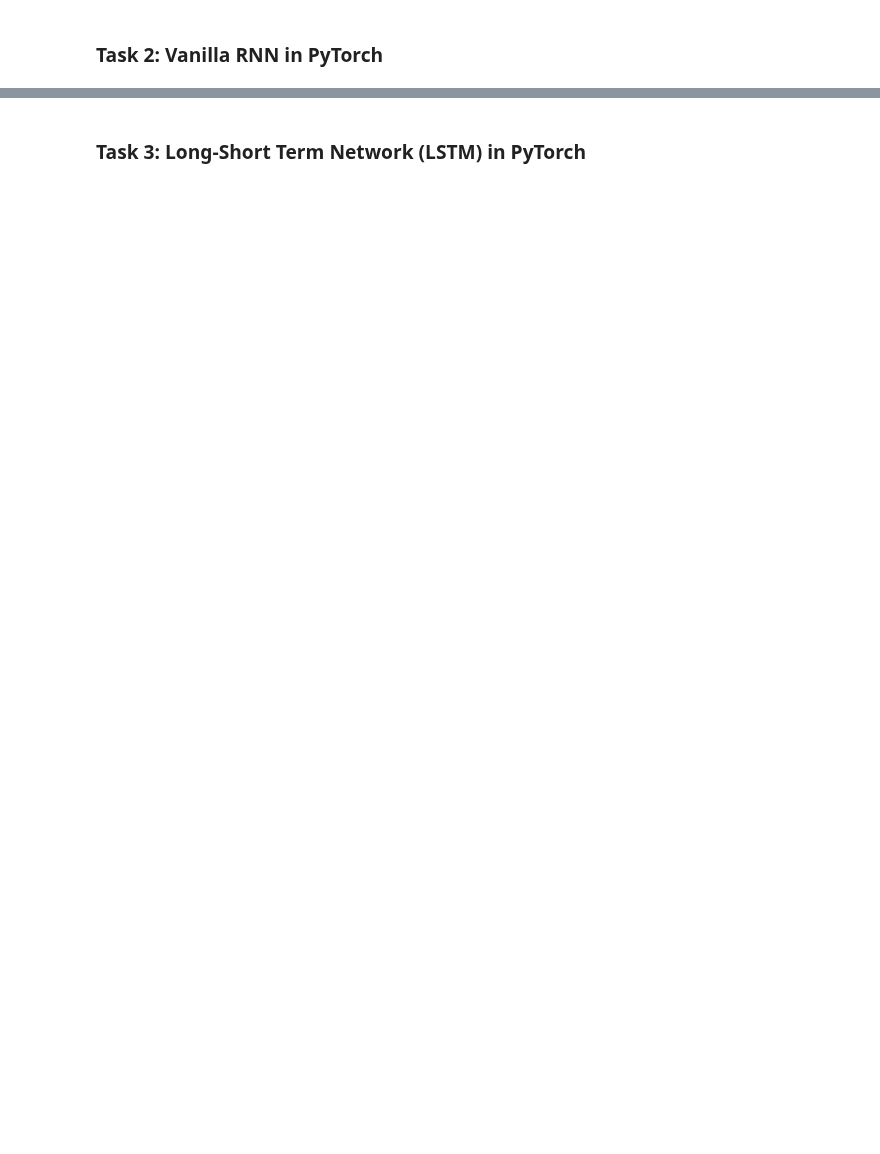
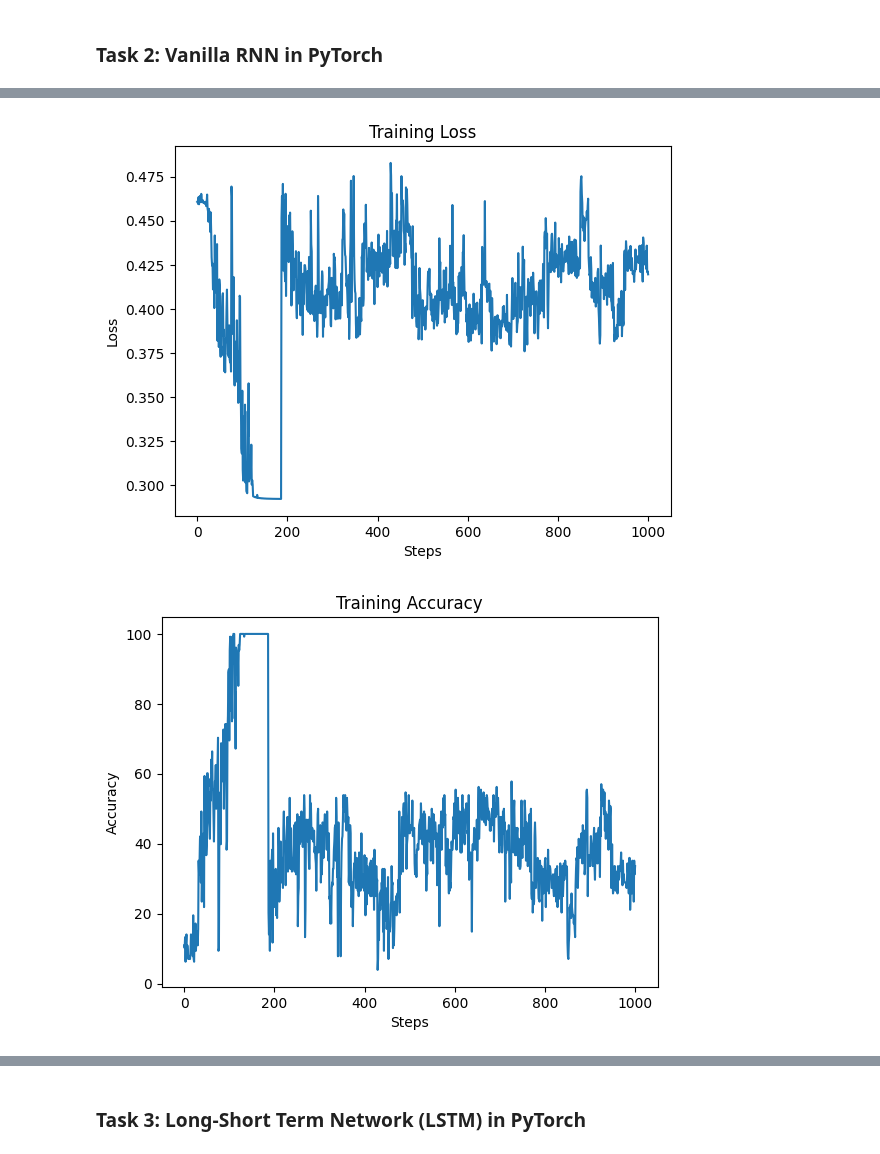
Before and after one commit to JaninaMattes/GAI-Visual-Synthesis, a Jupyter notebook: 09_exercise/Exercise09.ipynb, the cells around one changed output, grey strips where cells are left out. Drawn from its saved outputs; the diff is of its cells as text; code cells hidden in the pictures; blank space fills up the shorter version.

```diff
--- a/09_exercise/Exercise09.ipynb
+++ b/09_exercise/Exercise09.ipynb
@@ -394,10 +478,11 @@ plot_accuracy(test_accuracies, title='Test Accuracy', path=results_path + 'test_
 # Train the model on T=20
 model, losses, accuracies = train(config, input_length=p1[3], type='RNN', device=device)
 # Add accuracies
-p2_acc_rnn.append(accuracies)
+p2_acc_rnn.append(np.mean(accuracies))
 
 # Plot the losses
 plot_loss(losses, title='Training Loss', path=results_path + 'training_loss_20_rnn.png')
 
 # Plot the accuracies
 plot_accuracy(accuracies, title='Training Accuracy', path=results_path + 'training_accuracy_20_rnn.png')
+# %% [output]
@@ -404,3 +507,5 @@ plot_accuracy(accuracies, title='Training Accuracy', path=results_path + 'traini
+[figure, added]
+[figure, added]
 # %%
 # Test the model
 test_accuracies = test(model, input_length=p1[3], config=config, device=device)
```
Also changed, not shown: parts of 19 cells of this notebook, 13 other files.
